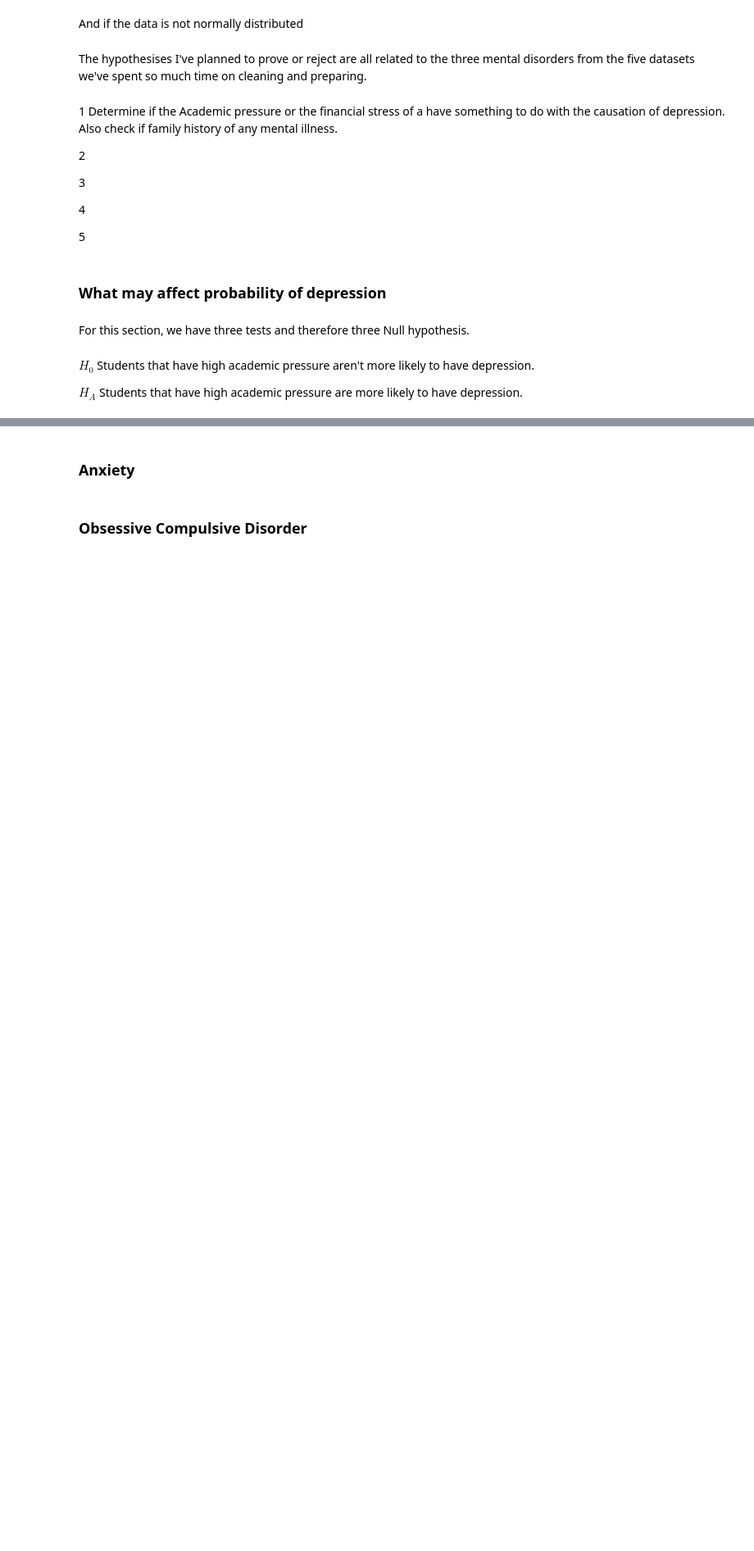
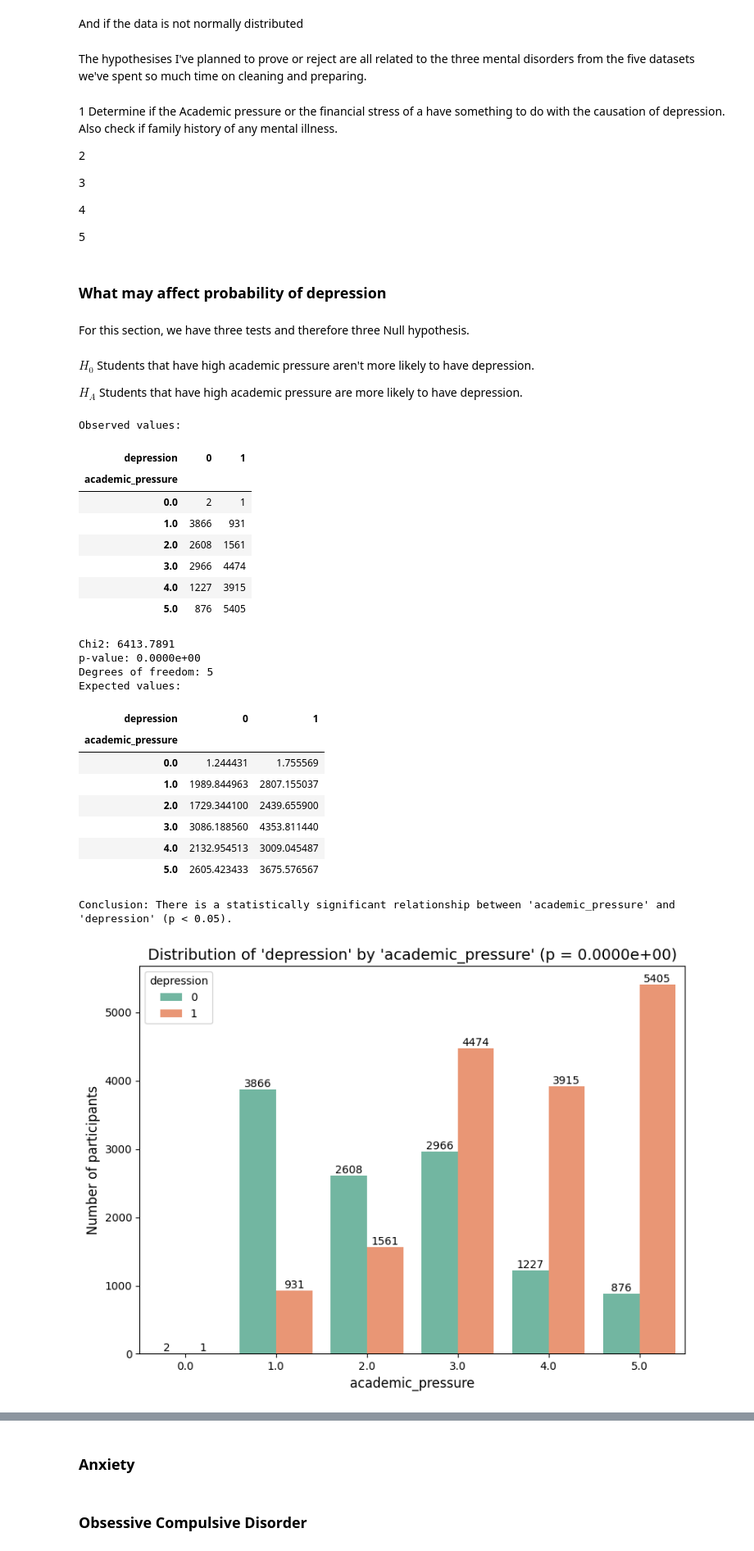
Before and after one commit to VladoDev03/mental-cognitive-disorders-analysis, a Jupyter notebook: disorders-analysis/disorders-analysis.ipynb, the cells around one changed output, grey strips where cells are left out. Shown: that part at 82% size. Drawn from its saved outputs; the diff is of its cells as text; code cells hidden in the pictures; blank space fills up the shorter version.

Commit message:
Added some code for OCD and Depression.

```diff
--- a/disorders-analysis/disorders-analysis.ipynb
+++ b/disorders-analysis/disorders-analysis.ipynb
@@ -758,7 +780,7 @@ And now that we have them, we can start implementing the test functions
 # %% [markdown]
 The first of them will compare categories. We will be using the Chi-Squared test
 # %%
-def chi_square(df, col, depression_col="Depression"):
+def chi_square(df, col, depression_col="depression"):
     # Create contingency table
     table = pd.crosstab(df[col], df[depression_col])
     print("Observed values:")
@@ -836,4 +858,28 @@ $ H_0 $ Students that have high academic pressure aren't more likely to have dep
 
 $ H_A $ Students that have high academic pressure are more likely to have depression.
 # %%
-chi_square(student_depression_data, col="Academic Pressure")
+chi_square(student_depression_data, col="academic_pressure")
+# %% [output]
+Observed values:
+| depression | 0 | 1 |
+| academic_pressure |  |  |
+| 0.0 | 2 | 1 |
+| 1.0 | 3866 | 931 |
+| 2.0 | 2608 | 1561 |
+| 3.0 | 2966 | 4474 |
+| 4.0 | 1227 | 3915 |
+| 5.0 | 876 | 5405 |
+Chi2: 6413.7891
+p-value: 0.0000e+00
+Degrees of freedom: 5
+Expected values:
+| depression | 0 | 1 |
+| academic_pressure |  |  |
+| 0.0 | 1.244431 | 1.755569 |
+| 1.0 | 1989.844963 | 2807.155037 |
+| 2.0 | 1729.344100 | 2439.655900 |
+| 3.0 | 3086.188560 | 4353.811440 |
+| 4.0 | 2132.954513 | 3009.045487 |
+| 5.0 | 2605.423433 | 3675.576567 |
+Conclusion: There is a statistically significant relationship between 'academic_pressure' and 'depression' (p < 0.05).
+[figure, added]
```
Also changed, not shown: parts of 33 cells of this notebook.
